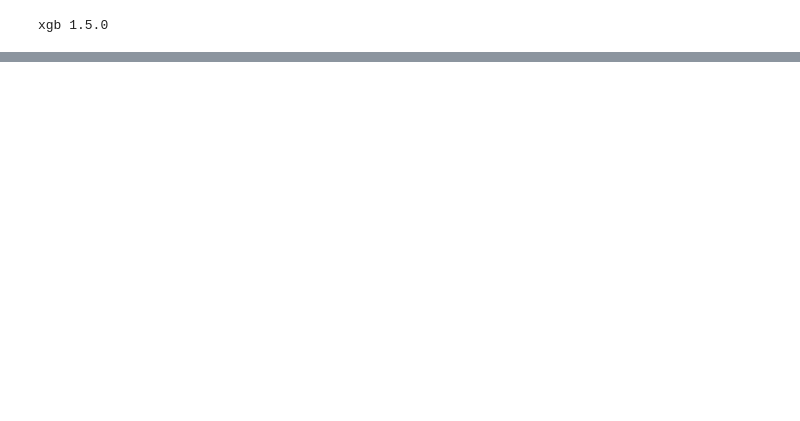
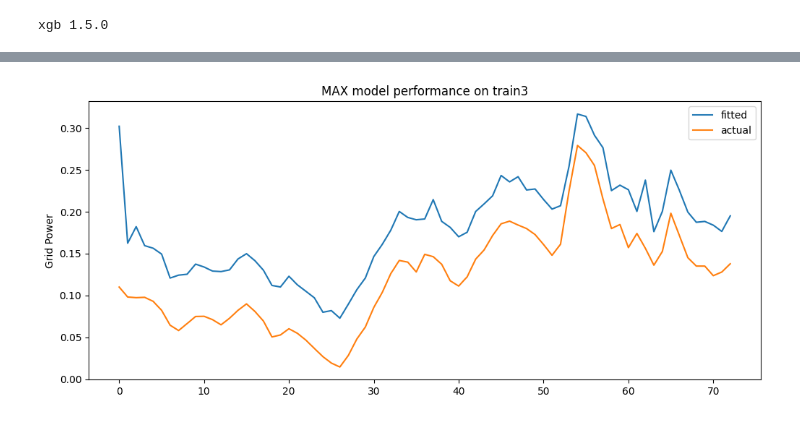
Before and after one commit to Toby-X/BDAI, a Jupyter notebook: Project/project.ipynb, the cells around one changed output, grey strips where cells are left out. Saved outputs shown, nothing was run; the diff lists cells and outputs as text; code cells hidden in the pictures; blank space fills up the shorter version.

```diff
--- a/Project/project.ipynb
+++ b/Project/project.ipynb
@@ -371,0 +406,12 @@ xgb 1.5.0
+# %%
+# Performance on train3 with the same parameters
+res3 = res.apply(endog=train3[:,0],exog=train3[:,1])
+fig = plt.figure(figsize=(12, 5))
+plt.plot(res3.fittedvalues, label="fitted")
+plt.plot(train3[:,0], label="actual")
+plt.legend(loc='upper right')
+plt.title("MAX model performance on train3")
+plt.ylabel("Grid Power")
+plt.savefig(fname="ORIGtrain3.png")
+# %% [output]
+[figure, added]
```
Also changed, not shown: parts of 12 cells of this notebook.
